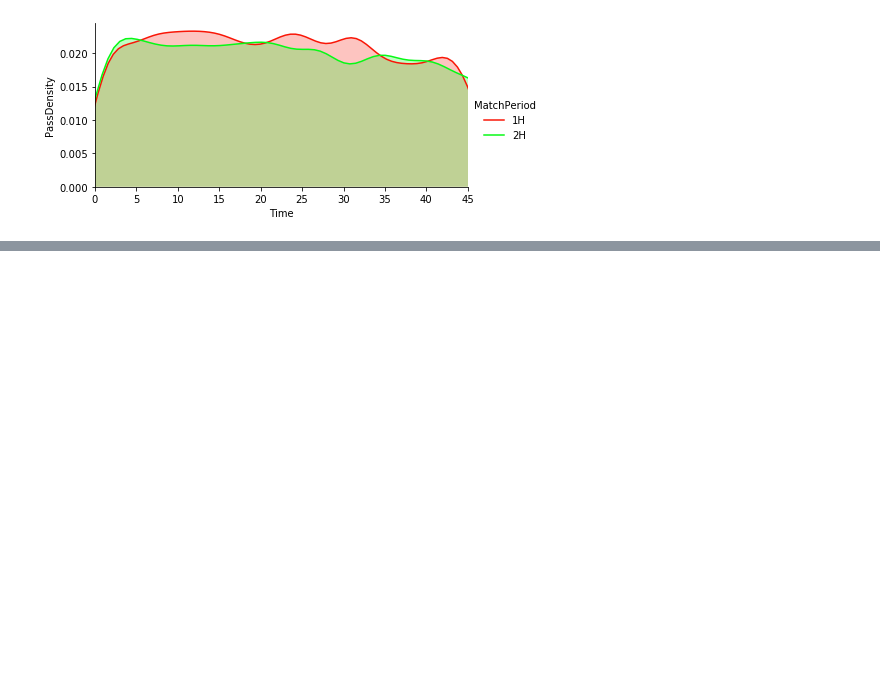
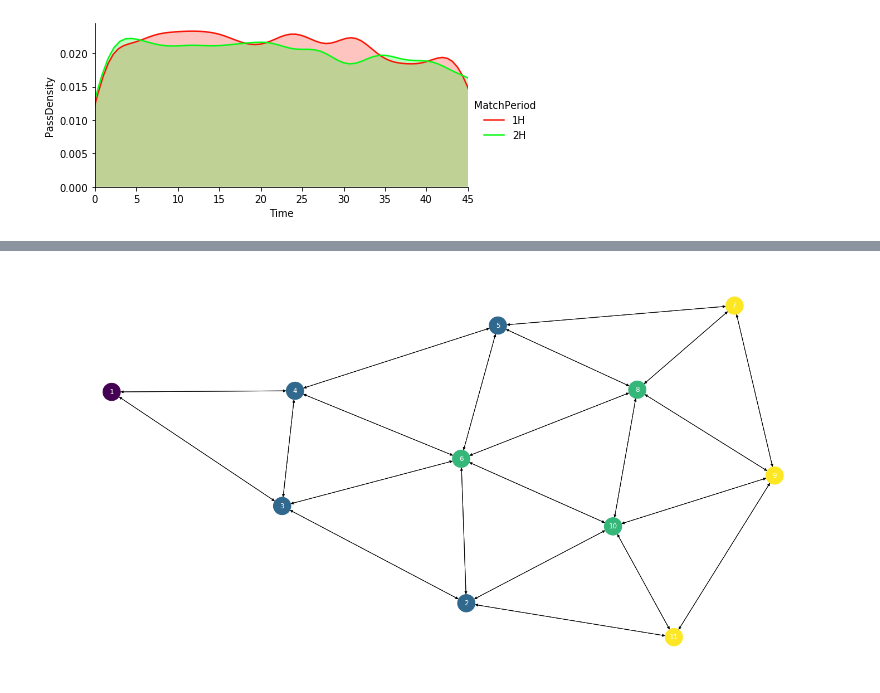
Before and after one commit to GZNGroup/2020MCM-ICM, a Jupyter notebook: 2020_Weekend1_Problems/processing.ipynb, the cells around one changed output, grey strips where cells are left out. Saved outputs shown, nothing was run; the diff lists cells and outputs as text; code cells hidden in the pictures; blank space fills up the shorter version.

Commit message:
Update networkx

```diff
--- a/2020_Weekend1_Problems/processing.ipynb
+++ b/2020_Weekend1_Problems/processing.ipynb
@@ -253,0 +254,21 @@ plt.ylim(0,100)
+# %%
+import networkx as nx
+G = nx.DiGraph()
+G.add_nodes_from([1,2,3,4,5,6,7,8,9,10,11])
+addList = [[1,3], [1,4],
+           [2,3], [3,4], [4,5],
+           [6,2], [6,3], [6,4], [6,5], [6,8], [6,10],
+           [2,10], [2,11], [5,7], [5,8],
+           [8,10], [8,7], [8,9], [10,11], [10,9],
+           [7,9], [11,9]]
+Nedge = len(addList)
+for i in range(Nedge):
+    G.add_edge(addList[i][0],addList[i][1],weight=1)
+    G.add_edge(addList[i][1],addList[i][0],weight=2)
+plt.figure(figsize=(20,10))
+nodecolor=[1,2,2,2,2,3,4,3,4,3,4]
+
+edgecolor=[]
+nx.draw(G, with_labels=True, node_size=1000, node_color=nodecolor, font_color='white')
+# %% [output]
+[figure, added]
```
Also changed, not shown: parts of 3 cells of this notebook.
